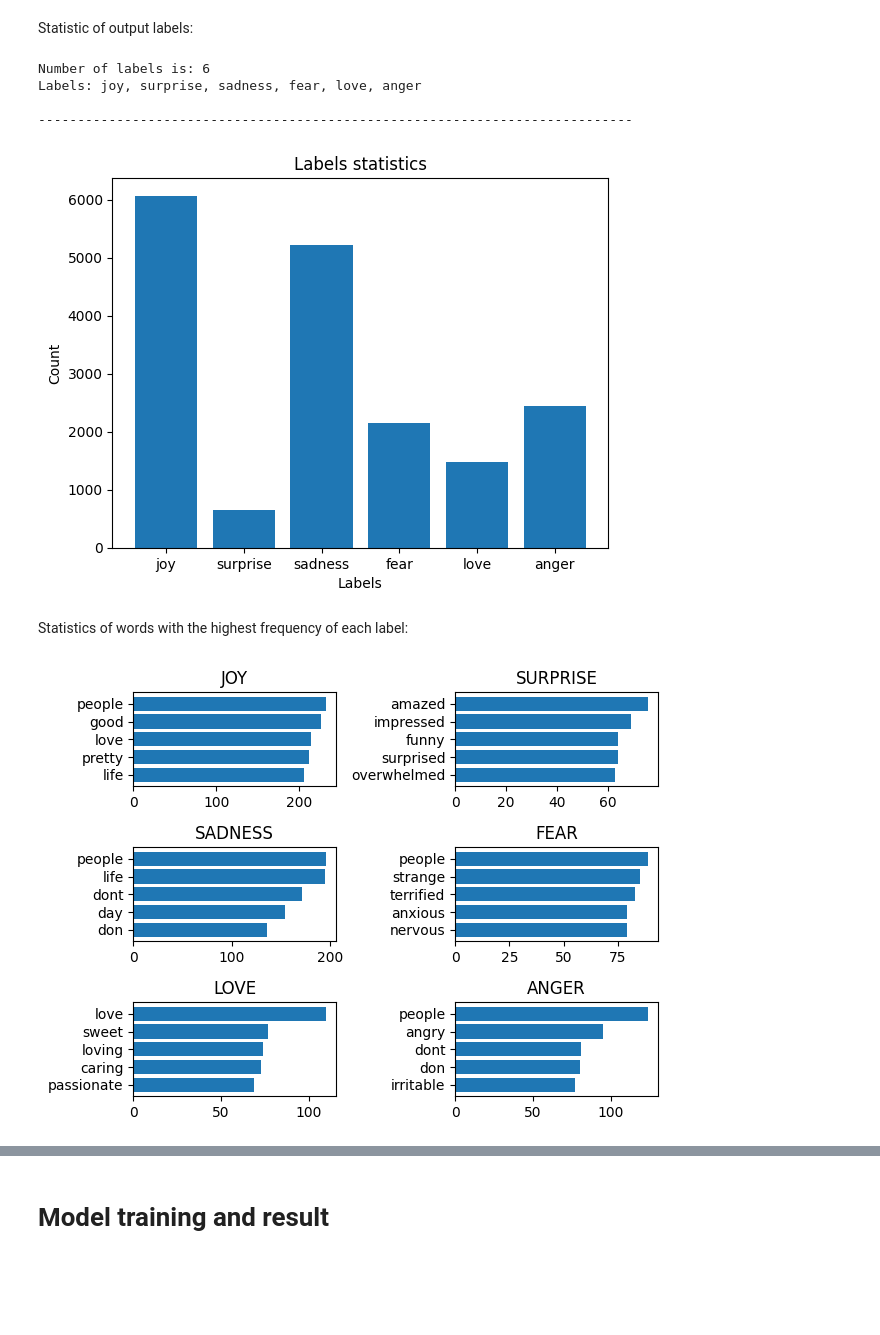
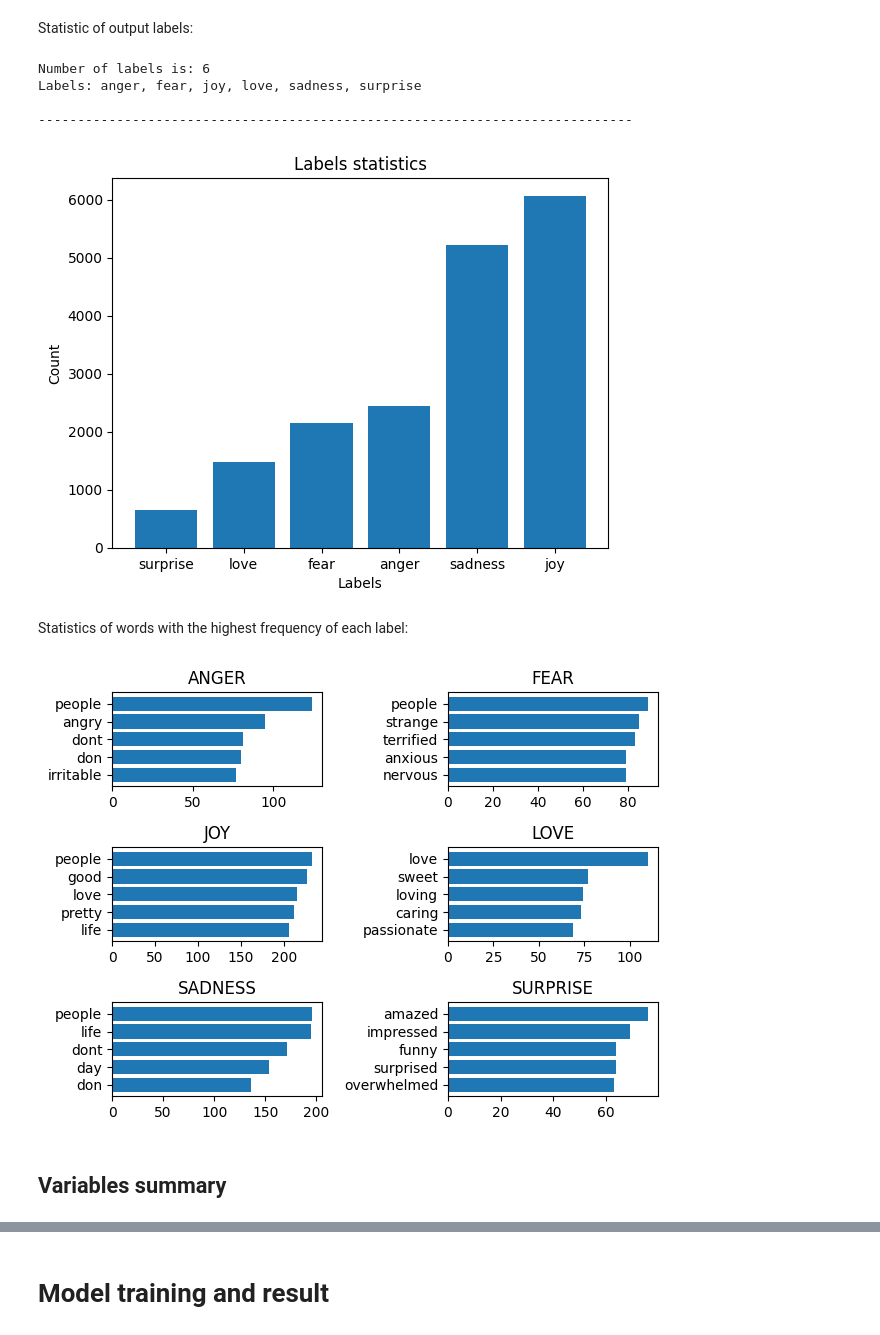
Before and after one commit to auphong2707/emotion-dectection-from-text, a Jupyter notebook: EDFT.ipynb, the cells around one changed output, grey strips where cells are left out. Saved outputs shown, nothing was run; the diff lists cells and outputs as text; code cells hidden in the pictures; blank space fills up the shorter version.

Commit message:
Refactor preprocess section

```diff
--- a/EDFT.ipynb
+++ b/EDFT.ipynb
@@ -125,0 +125,3 @@ cares awake
+# %%
+data_train_y = np.asarray(data_train_y_raw)
+print("Preprocessed training data y is:", data_train_y)
@@ -151,28 +155,33 @@ The mean number of words of each line is: 19
 Statistic of output labels:
 # %%
 # Number of labels:
-labels = list(set(Y_raw))
+labels = np.unique(data_train_y)
 print('Number of labels is: %d' % len(labels))
 print('Labels: ' + ', '.join(labels))
 print('\n----------------------------------------------------------------------------\n')
 
 # Plot:
-label_elements_count = np.asarray([Y_raw.count(label) for label in labels])
-labels = np.asarray(labels)
+df = pd.DataFrame(
+  dict(
+    labels = labels,
+    label_elements_count = [data_train_y_raw.count(label) for label in labels]
+  )
+)
+df = df.sort_values('label_elements_count')
 
 plt.title(label='Labels statistics')
 plt.xlabel('Labels')
 plt.ylabel('Count')
 
-plt.bar(x=labels, height=label_elements_count)
+plt.bar('labels', 'label_elements_count', data=df)
 
 plt.show()
 # %% [output]
 Number of labels is: 6
-Labels: joy, surprise, sadness, fear, love, anger
+Labels: anger, fear, joy, love, sadness, surprise
 
 ----------------------------------------------------------------------------
-[figure, old version]
+[figure, new version]
 # %% [markdown]
 Statistics of words with the highest frequency of each label:
 # %%
@@ -196,7 +205,7 @@ for label_idx in range(len(labels)):
   n_argmax = np.argpartition(vect_aggr[label_idx], -5)[-5:]
   n_argmax = n_argmax[np.argsort(vect_aggr[label_idx][n_argmax])]
   for i in n_argmax:
-    x_axis.append(dictionary2[i])
+    x_axis.append(dictionary[i])
     y_axis.append(vect_aggr[label_idx][i])
 
   x_axis = np.asarray(x_axis)
@@ -210,4 +219,6 @@ plt.tight_layout()
 # Show the plot
 plt.show()
 # %% [output]
-[figure, old version]
+[figure, new version]
+# %% [markdown]
+## Variables summary
```
Also changed, not shown: parts of 12 cells of this notebook.
